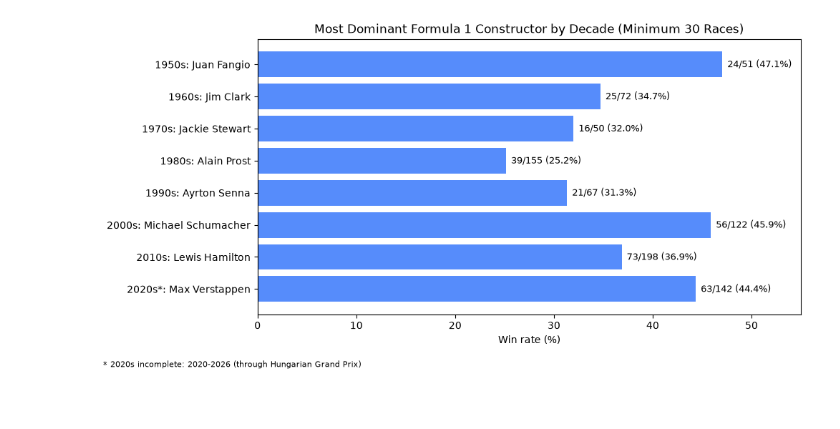
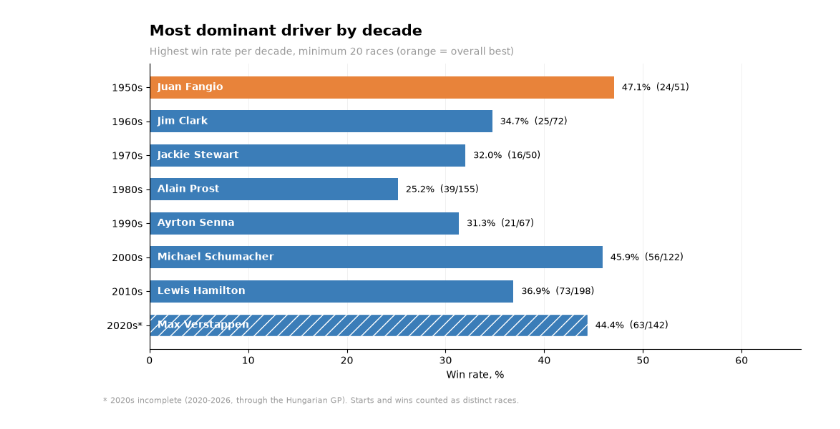
Before and after one commit to luvurgrace/f1-sql-analysis, a Jupyter notebook: notebooks/analysis.ipynb, the cells around one changed output. Saved outputs shown, nothing was run; the diff lists cells and outputs as text; code cells hidden in the pictures.

Commit message:
Regenerate all charts in unified style

```diff
--- a/notebooks/analysis.ipynb
+++ b/notebooks/analysis.ipynb
@@ -1,66 +55,13 @@
 # %%
-import pandas as pd
-import matplotlib.pyplot as plt
-
-df = pd.read_csv("../results/q1_dominant_drivers.csv")
-
-top1 = df[df["rank_in_decade"] == 1].copy()
-
-star = top1["decade"].apply(lambda d: "*" if d == 2020 else "")
-
-top1["label"] = (
-    top1["decade"].astype(str)
-    + "s"
-    + star
-    + ": "
-    + top1["driver_name"]
+leader_chart(
+    "../results/q1_dominant_drivers.csv",
+    name_col="driver_name", count_col="starts",
+    subtitle=("Most dominant driver by decade",
+              "Highest win rate per decade, minimum 20 races (orange = overall best)"),
+    footnote="* 2020s incomplete (2020-2026, through the Hungarian GP). "
+             "Starts and wins counted as distinct races.",
+    outfile="../charts/q1_dominant_drivers.png",
 )
-
-fig, ax = plt.subplots(figsize=(10, 5))
-
-bars = ax.barh(
-    top1["label"],
-    top1["win_rate_pct"]
-)
-
-ax.invert_yaxis()
-
-for bar, wins, starts in zip(
-    bars,
-    top1["wins"],
-    top1["starts"]
-):
-    ax.text(
-        bar.get_width() + 0.5,
-        bar.get_y() + bar.get_height() / 2,
-        f"{wins}/{starts} ({bar.get_width():.1f}%)",
-        va="center",
-        fontsize=9
-    )
-
-ax.set_xlim(0, 55)
-
-ax.set_xlabel("Win rate (%)")
-ax.set_title(
-    "Most Dominant Formula 1 Constructor by Decade (Minimum 30 Races)"
-)
-
-fig.text(
-    0.01,
-    0.01,
-    "* 2020s incomplete: 2020-2026 (through Hungarian Grand Prix)",
-    fontsize=8
-)
-
-plt.tight_layout(rect=[0, 0.04, 1, 1])
-
-plt.savefig(
-    "../charts/q1_dominant_drivers.png",
-    dpi=150,
-    bbox_inches="tight"
-)
-
-plt.show()
 # %% [output]
-[figure, old version]
+[figure, new version]
 # %%
```
Also changed, not shown: parts of 5 cells of this notebook, 8 other files.
